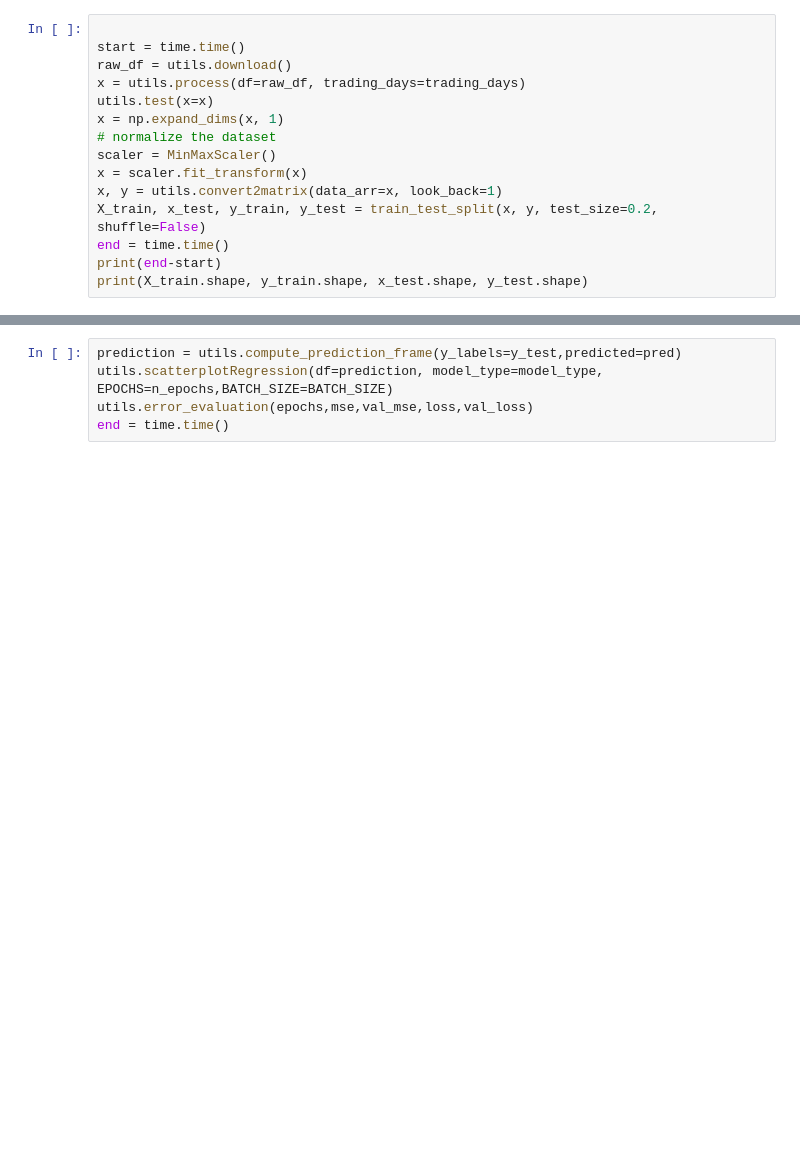
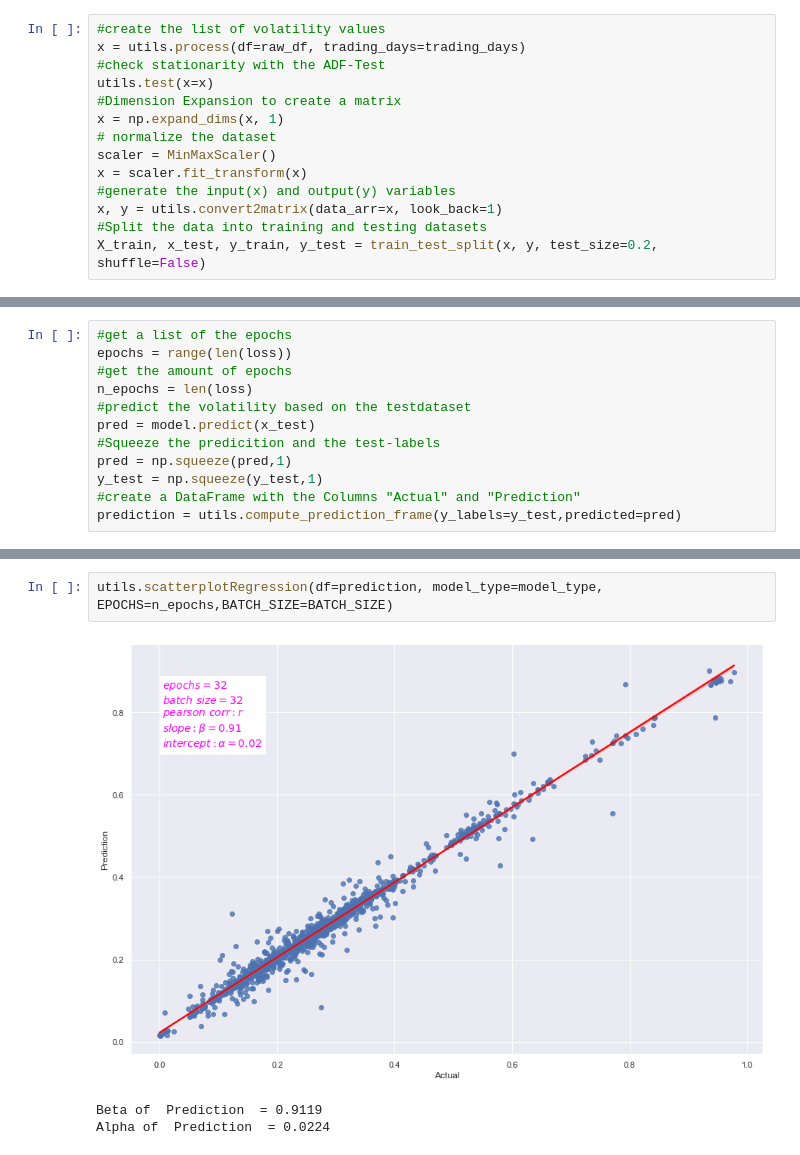
Before and after one commit to EstrixDS/thesis_rnn_financial_prediction, a Jupyter notebook: lstm.ipynb, the cells around one changed output, grey strips where cells are left out. Drawn from its saved outputs; the diff is of its cells as text; blank space fills up the shorter version.

```diff
--- a/lstm.ipynb
+++ b/lstm.ipynb
@@ -15,15 +39,14 @@ model_type = "LSTM"
 # %%
-
-start = time.time()
-raw_df = utils.download()
+#create the list of volatility values
 x = utils.process(df=raw_df, trading_days=trading_days)
+#check stationarity with the ADF-Test
 utils.test(x=x)
+#Dimension Expansion to create a matrix
 x = np.expand_dims(x, 1)
 # normalize the dataset
 scaler = MinMaxScaler()
 x = scaler.fit_transform(x)
+#generate the input(x) and output(y) variables
 x, y = utils.convert2matrix(data_arr=x, look_back=1)
+#Split the data into training and testing datasets
 X_train, x_test, y_train, y_test = train_test_split(x, y, test_size=0.2, shuffle=False)
-end = time.time()
-print(end-start)
-print(X_train.shape, y_train.shape, x_test.shape, y_test.shape)
@@ -62,0 +112,12 @@ y_test = np.squeeze(y_test,1)
+# %%
+#get a list of the epochs
+epochs = range(len(loss))
+#get the amount of epochs
+n_epochs = len(loss)
+#predict the volatility based on the testdataset
+pred = model.predict(x_test)
+#Squeeze the predicition and the test-labels
+pred = np.squeeze(pred,1)
+y_test = np.squeeze(y_test,1)
+#create a DataFrame with the Columns "Actual" and "Prediction"
+prediction = utils.compute_prediction_frame(y_labels=y_test,predicted=pred)
@@ -63,5 +127,6 @@ y_test = np.squeeze(y_test,1)
 # %%
-prediction = utils.compute_prediction_frame(y_labels=y_test,predicted=pred)
 utils.scatterplotRegression(df=prediction, model_type=model_type, EPOCHS=n_epochs,BATCH_SIZE=BATCH_SIZE)
-utils.error_evaluation(epochs,mse,val_mse,loss,val_loss)
-end = time.time()
+# %% [output]
+[figure, added]
+Beta of  Prediction  = 0.9119
+Alpha of  Prediction  = 0.0224
```
Also changed, not shown: parts of 23 cells of this notebook, 2 other files.
